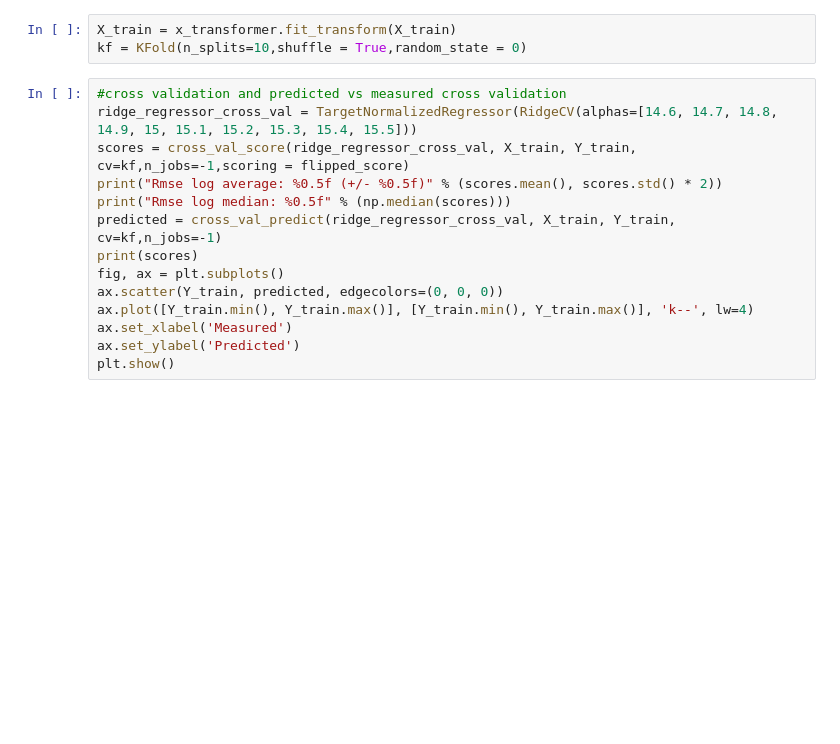
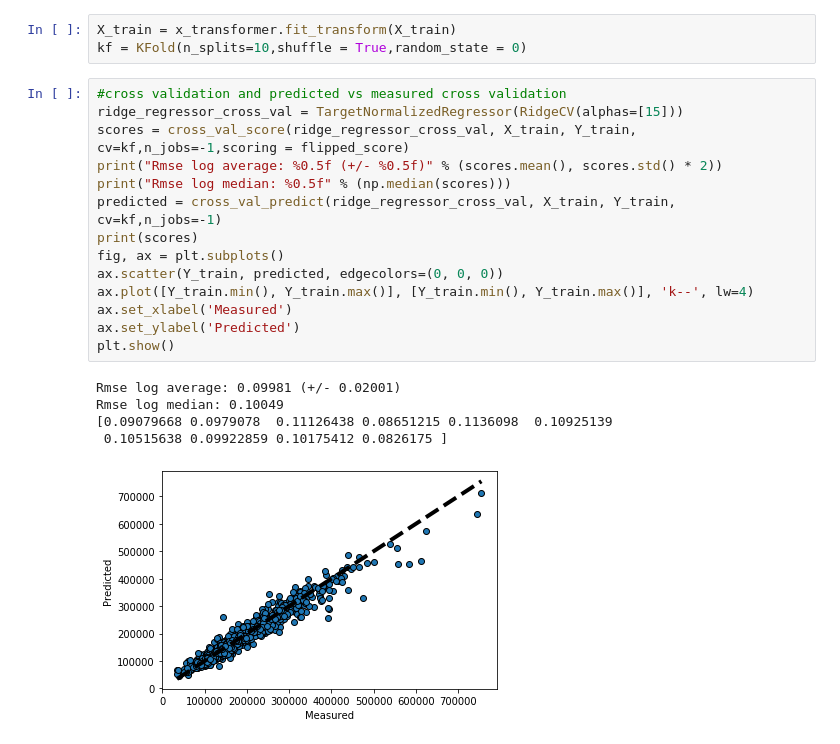
Before and after one commit to ViktorTarasenko/housepricing, a Jupyter notebook: modelling_ridge.ipynb, the cells around one changed output. Cells and saved outputs as stored; diff of their text form; blank space fills up the shorter version.

```diff
--- a/modelling_ridge.ipynb
+++ b/modelling_ridge.ipynb
@@ -75,18 +75,24 @@ X_train = x_transformer.fit_transform(X_train)
 kf = KFold(n_splits=10,shuffle = True,random_state = 0)
 # %%
 #cross validation and predicted vs measured cross validation
-ridge_regressor_cross_val = TargetNormalizedRegressor(RidgeCV(alphas=[14.6, 14.7, 14.8, 14.9, 15, 15.1, 15.2, 15.3, 15.4, 15.5]))
+ridge_regressor_cross_val = TargetNormalizedRegressor(RidgeCV(alphas=[15]))
 scores = cross_val_score(ridge_regressor_cross_val, X_train, Y_train, cv=kf,n_jobs=-1,scoring = flipped_score)
 print("Rmse log average: %0.5f (+/- %0.5f)" % (scores.mean(), scores.std() * 2))
 print("Rmse log median: %0.5f" % (np.median(scores)))
 predicted = cross_val_predict(ridge_regressor_cross_val, X_train, Y_train, cv=kf,n_jobs=-1)
 print(scores)
 fig, ax = plt.subplots()
 ax.scatter(Y_train, predicted, edgecolors=(0, 0, 0))
 ax.plot([Y_train.min(), Y_train.max()], [Y_train.min(), Y_train.max()], 'k--', lw=4)
 ax.set_xlabel('Measured')
 ax.set_ylabel('Predicted')
 plt.show()
+# %% [output]
+Rmse log average: 0.09981 (+/- 0.02001)
+Rmse log median: 0.10049
+[0.09079668 0.0979078  0.11126438 0.08651215 0.1136098  0.10925139
+ 0.10515638 0.09922859 0.10175412 0.0826175 ]
+[figure, added]
 # %%
 #learning curve of best model
 plot_learning_curve(ridge_regressor_cross_val, "Title", X_train, Y_train, None, cv=kf, n_jobs=-1,scoring = flipped_score)
```
Also changed, not shown: parts of 1 cell of this notebook, 4 other files.
